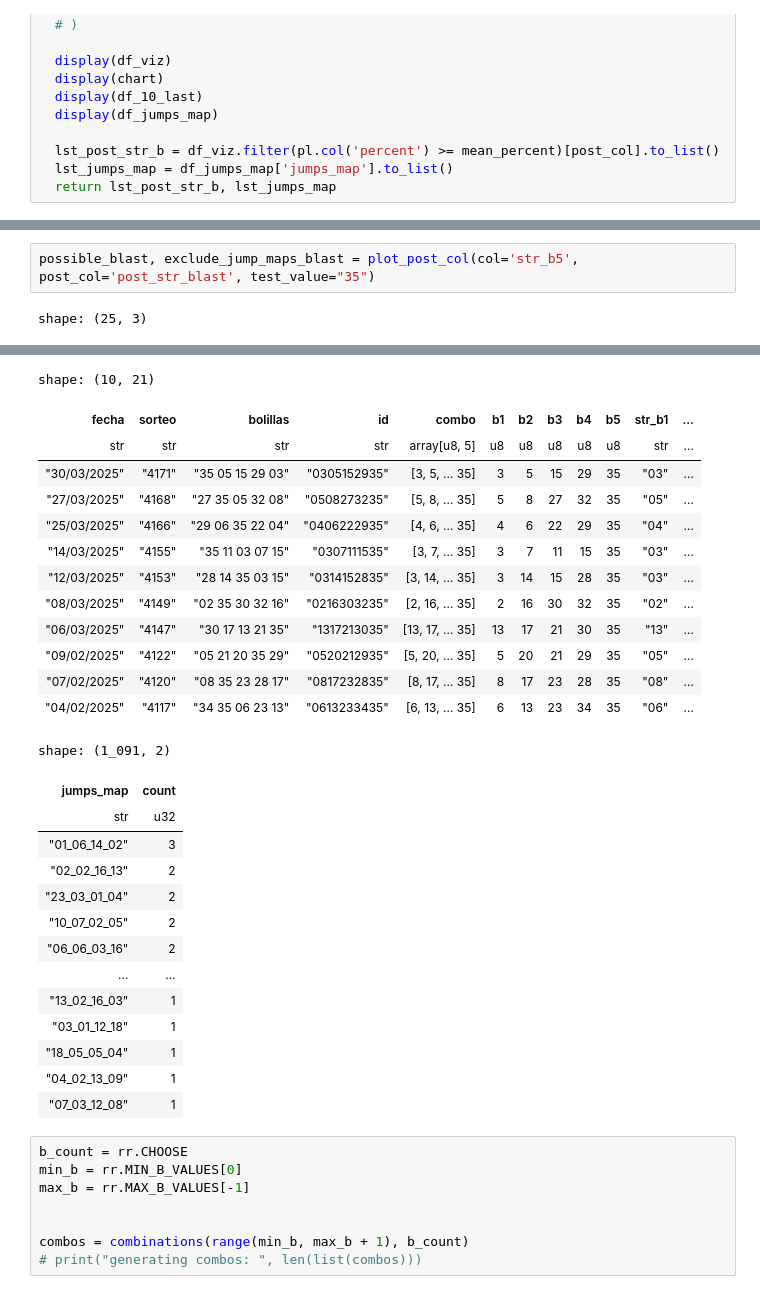
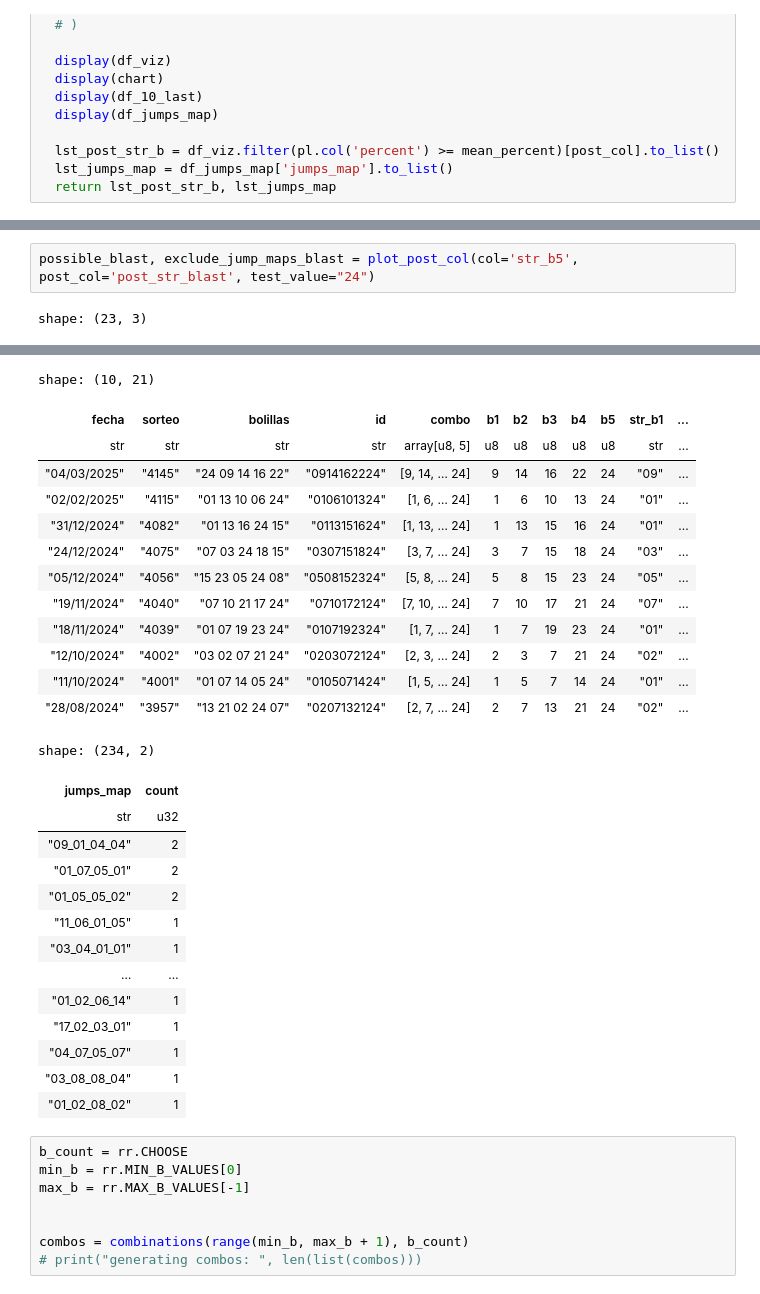
Before and after one commit to coins5/tinkapp.v4, a Jupyter notebook: explore_bolillas_v3_GN.ipynb, the cells around one changed output, grey strips where cells are left out. Cells and saved outputs as stored; diff of their text form.

```diff
--- a/explore_bolillas_v3_GN.ipynb
+++ b/explore_bolillas_v3_GN.ipynb
@@ -218,6 +218,6 @@ shape: (665, 2)
 # %%
-possible_blast, exclude_jump_maps_blast = plot_post_col(col='str_b5', post_col='post_str_blast', test_value="35")
+possible_blast, exclude_jump_maps_blast = plot_post_col(col='str_b5', post_col='post_str_blast', test_value="24")
 # %% [output]
-shape: (25, 3)
+shape: (23, 3)
 | post_str_blast | count | percent |
 | str | u32 | f64 |
@@ -235,31 +235,31 @@ shape: (25, 3)
 [interactive output not drawn]
 shape: (10, 21)
 | fecha | sorteo | bolillas | id | combo | b1 | b2 | b3 | b4 | b5 | str_b1 | ... |
 | str | str | str | str | array[u8, 5] | u8 | u8 | u8 | u8 | u8 | str | ... |
-| "30/03/2025" | "4171" | "35 05 15 29 03" | "0305152935" | [3, 5, … 35] | 3 | 5 | 15 | 29 | 35 | "03" | ... |
-| "27/03/2025" | "4168" | "27 35 05 32 08" | "0508273235" | [5, 8, … 35] | 5 | 8 | 27 | 32 | 35 | "05" | ... |
-| "25/03/2025" | "4166" | "29 06 35 22 04" | "0406222935" | [4, 6, … 35] | 4 | 6 | 22 | 29 | 35 | "04" | ... |
-| "14/03/2025" | "4155" | "35 11 03 07 15" | "0307111535" | [3, 7, … 35] | 3 | 7 | 11 | 15 | 35 | "03" | ... |
-| "12/03/2025" | "4153" | "28 14 35 03 15" | "0314152835" | [3, 14, … 35] | 3 | 14 | 15 | 28 | 35 | "03" | ... |
-| "08/03/2025" | "4149" | "02 35 30 32 16" | "0216303235" | [2, 16, … 35] | 2 | 16 | 30 | 32 | 35 | "02" | ... |
-| "06/03/2025" | "4147" | "30 17 13 21 35" | "1317213035" | [13, 17, … 35] | 13 | 17 | 21 | 30 | 35 | "13" | ... |
-| "09/02/2025" | "4122" | "05 21 20 35 29" | "0520212935" | [5, 20, … 35] | 5 | 20 | 21 | 29 | 35 | "05" | ... |
-| "07/02/2025" | "4120" | "08 35 23 28 17" | "0817232835" | [8, 17, … 35] | 8 | 17 | 23 | 28 | 35 | "08" | ... |
-| "04/02/2025" | "4117" | "34 35 06 23 13" | "0613233435" | [6, 13, … 35] | 6 | 13 | 23 | 34 | 35 | "06" | ... |
+| "04/03/2025" | "4145" | "24 09 14 16 22" | "0914162224" | [9, 14, … 24] | 9 | 14 | 16 | 22 | 24 | "09" | ... |
+| "02/02/2025" | "4115" | "01 13 10 06 24" | "0106101324" | [1, 6, … 24] | 1 | 6 | 10 | 13 | 24 | "01" | ... |
+| "31/12/2024" | "4082" | "01 13 16 24 15" | "0113151624" | [1, 13, … 24] | 1 | 13 | 15 | 16 | 24 | "01" | ... |
+| "24/12/2024" | "4075" | "07 03 24 18 15" | "0307151824" | [3, 7, … 24] | 3 | 7 | 15 | 18 | 24 | "03" | ... |
+| "05/12/2024" | "4056" | "15 23 05 24 08" | "0508152324" | [5, 8, … 24] | 5 | 8 | 15 | 23 | 24 | "05" | ... |
+| "19/11/2024" | "4040" | "07 10 21 17 24" | "0710172124" | [7, 10, … 24] | 7 | 10 | 17 | 21 | 24 | "07" | ... |
+| "18/11/2024" | "4039" | "01 07 19 23 24" | "0107192324" | [1, 7, … 24] | 1 | 7 | 19 | 23 | 24 | "01" | ... |
+| "12/10/2024" | "4002" | "03 02 07 21 24" | "0203072124" | [2, 3, … 24] | 2 | 3 | 7 | 21 | 24 | "02" | ... |
+| "11/10/2024" | "4001" | "01 07 14 05 24" | "0105071424" | [1, 5, … 24] | 1 | 5 | 7 | 14 | 24 | "01" | ... |
+| "28/08/2024" | "3957" | "13 21 02 24 07" | "0207132124" | [2, 7, … 24] | 2 | 7 | 13 | 21 | 24 | "02" | ... |
-shape: (1_091, 2)
+shape: (234, 2)
 | jumps_map | count |
 | str | u32 |
-| "01_06_14_02" | 3 |
-| "02_02_16_13" | 2 |
-| "23_03_01_04" | 2 |
-| "10_07_02_05" | 2 |
-| "06_06_03_16" | 2 |
+| "09_01_04_04" | 2 |
+| "01_07_05_01" | 2 |
+| "01_05_05_02" | 2 |
+| "11_06_01_05" | 1 |
+| "03_04_01_01" | 1 |
 | … | … |
-| "13_02_16_03" | 1 |
-| "03_01_12_18" | 1 |
-| "18_05_05_04" | 1 |
-| "04_02_13_09" | 1 |
-| "07_03_12_08" | 1 |
+| "01_02_06_14" | 1 |
+| "17_02_03_01" | 1 |
+| "04_07_05_07" | 1 |
+| "03_08_08_04" | 1 |
+| "01_02_08_02" | 1 |
 # %%
 b_count = rr.CHOOSE
 min_b = rr.MIN_B_VALUES[0]
```
Also changed, not shown: parts of 5 cells of this notebook, 1 other file.
